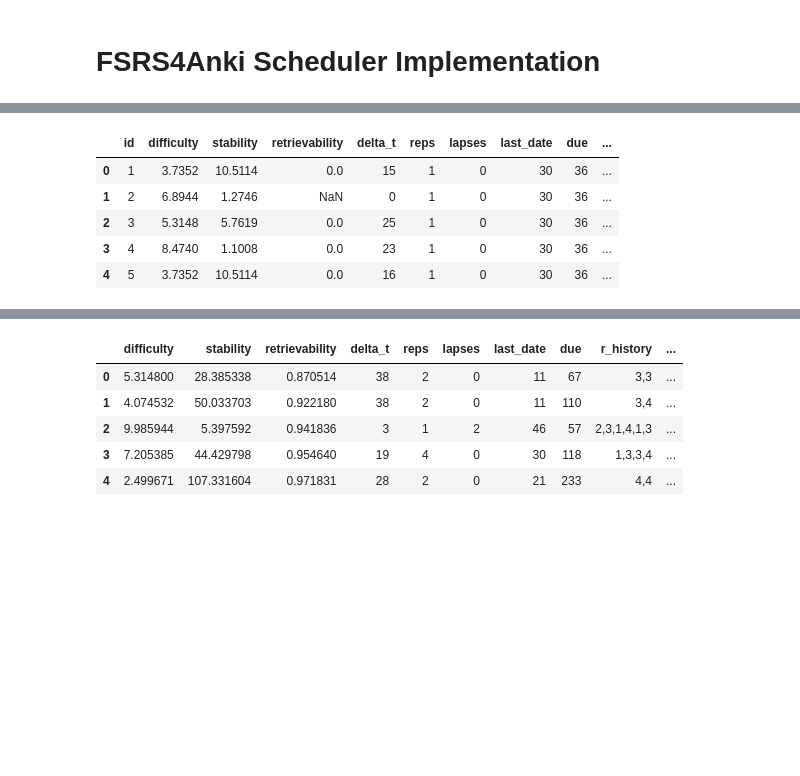
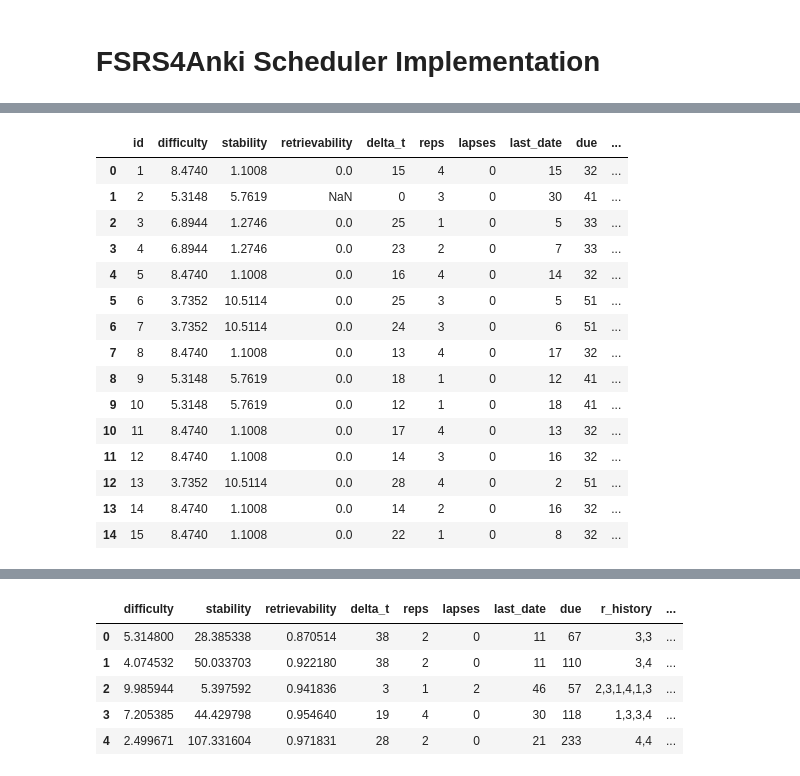
Before and after one commit to adnansiddiquei/AiTutor, a Jupyter notebook: part_4/fsrs4anki_simulator.ipynb, the cells around one changed output, grey strips where cells are left out. Cells and saved outputs as stored; diff of their text form; code cells hidden in the pictures; blank space fills up the shorter version.

```diff
--- a/part_4/fsrs4anki_simulator.ipynb
+++ b/part_4/fsrs4anki_simulator.ipynb
@@ -447,11 +496,21 @@ total_time = sum(time_per_day)
 total_remembered = int(card["retrievability"].sum())
 total_leeches = len(card[card["lapses"] >= leechThreshold])
 # %%
-card.head()
+card
 # %% [output]
 |  | id | difficulty | stability | retrievability | delta_t | reps | lapses | last_date | due | ... |
-| 0 | 1 | 3.7352 | 10.5114 | 0.0 | 15 | 1 | 0 | 30 | 36 | ... |
-| 1 | 2 | 6.8944 | 1.2746 | NaN | 0 | 1 | 0 | 30 | 36 | ... |
-| 2 | 3 | 5.3148 | 5.7619 | 0.0 | 25 | 1 | 0 | 30 | 36 | ... |
-| 3 | 4 | 8.4740 | 1.1008 | 0.0 | 23 | 1 | 0 | 30 | 36 | ... |
-| 4 | 5 | 3.7352 | 10.5114 | 0.0 | 16 | 1 | 0 | 30 | 36 | ... |
+| 0 | 1 | 8.4740 | 1.1008 | 0.0 | 15 | 4 | 0 | 15 | 32 | ... |
+| 1 | 2 | 5.3148 | 5.7619 | NaN | 0 | 3 | 0 | 30 | 41 | ... |
+| 2 | 3 | 6.8944 | 1.2746 | 0.0 | 25 | 1 | 0 | 5 | 33 | ... |
+| 3 | 4 | 6.8944 | 1.2746 | 0.0 | 23 | 2 | 0 | 7 | 33 | ... |
+| 4 | 5 | 8.4740 | 1.1008 | 0.0 | 16 | 4 | 0 | 14 | 32 | ... |
+| 5 | 6 | 3.7352 | 10.5114 | 0.0 | 25 | 3 | 0 | 5 | 51 | ... |
+| 6 | 7 | 3.7352 | 10.5114 | 0.0 | 24 | 3 | 0 | 6 | 51 | ... |
+| 7 | 8 | 8.4740 | 1.1008 | 0.0 | 13 | 4 | 0 | 17 | 32 | ... |
+| 8 | 9 | 5.3148 | 5.7619 | 0.0 | 18 | 1 | 0 | 12 | 41 | ... |
+| 9 | 10 | 5.3148 | 5.7619 | 0.0 | 12 | 1 | 0 | 18 | 41 | ... |
+| 10 | 11 | 8.4740 | 1.1008 | 0.0 | 17 | 4 | 0 | 13 | 32 | ... |
+| 11 | 12 | 8.4740 | 1.1008 | 0.0 | 14 | 3 | 0 | 16 | 32 | ... |
+| 12 | 13 | 3.7352 | 10.5114 | 0.0 | 28 | 4 | 0 | 2 | 51 | ... |
+| 13 | 14 | 8.4740 | 1.1008 | 0.0 | 14 | 2 | 0 | 16 | 32 | ... |
+| 14 | 15 | 8.4740 | 1.1008 | 0.0 | 22 | 1 | 0 | 8 | 32 | ... |
```
Also changed, not shown: parts of 7 cells of this notebook, 1 other file.
